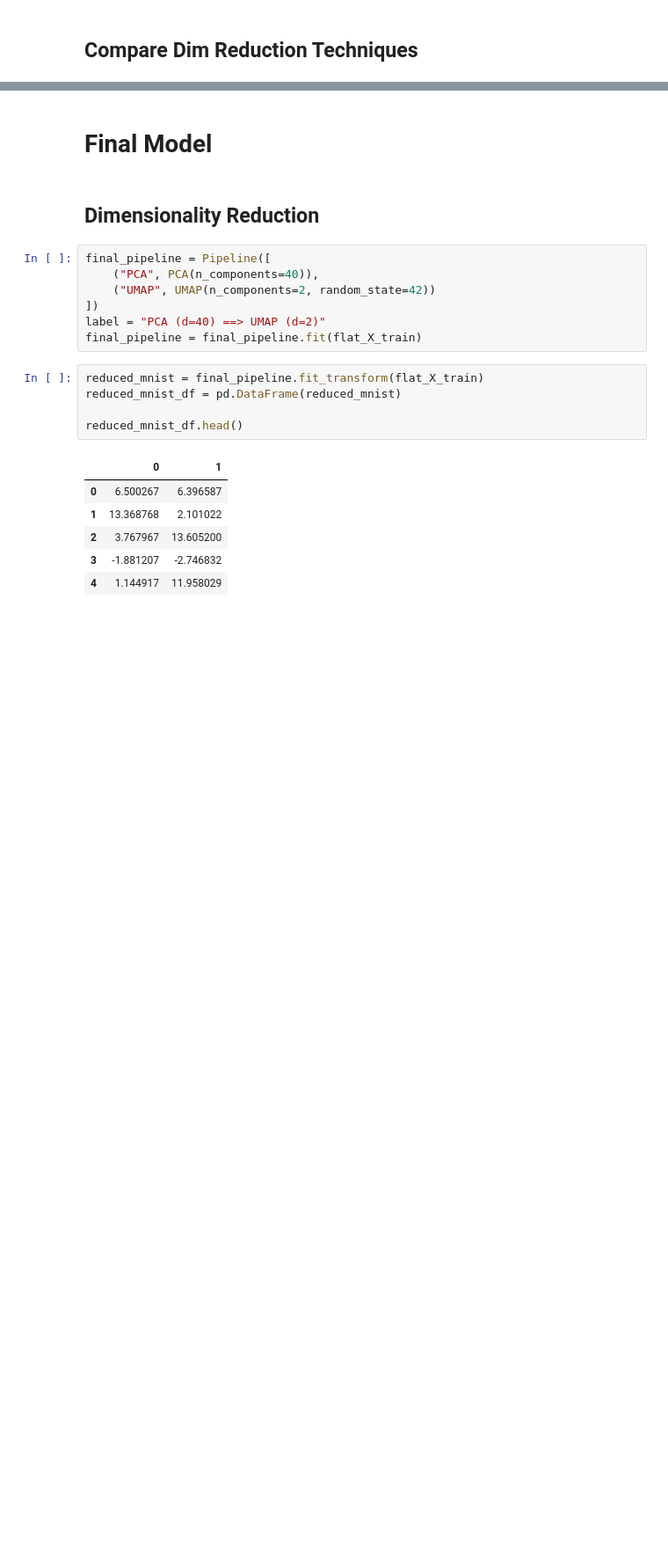
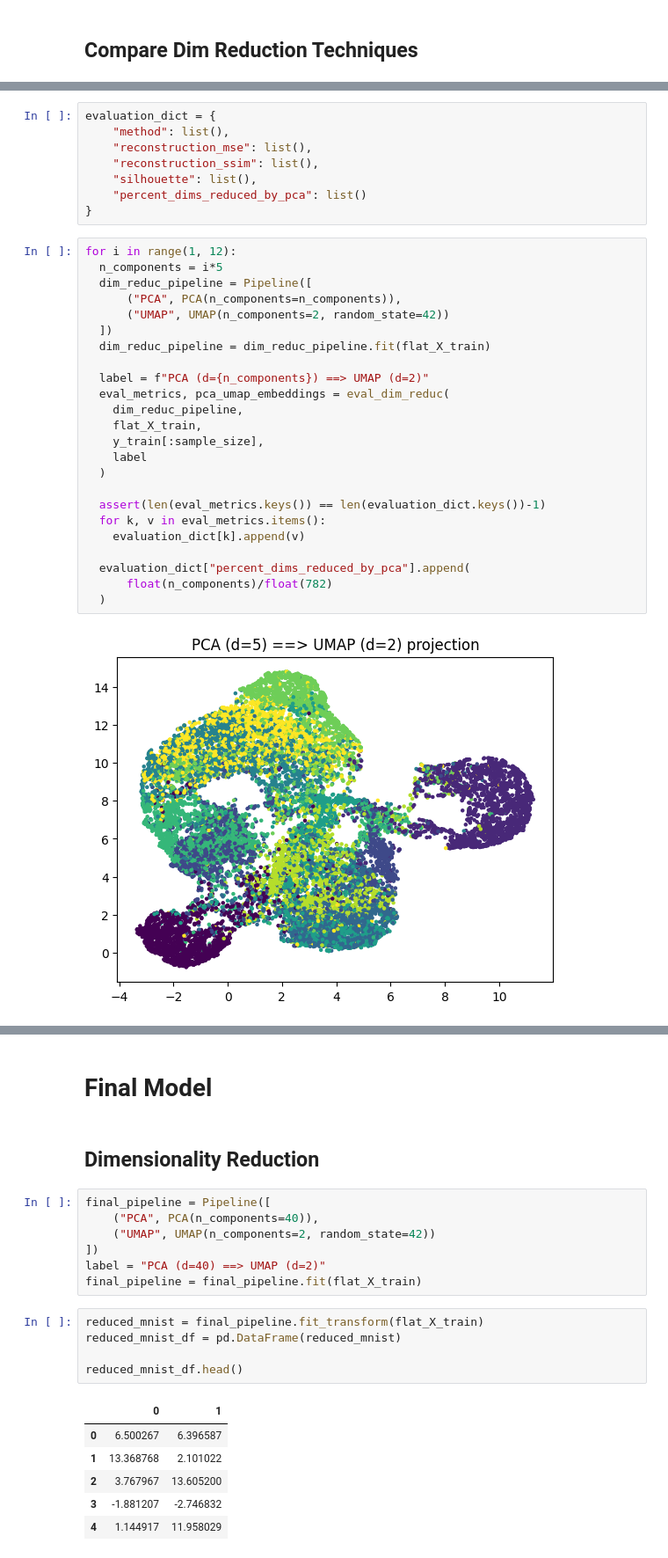
Before and after one commit to StarDylan/FlowMatching, a Jupyter notebook: Comparing_Dimensionality_Reduction_Techniques.ipynb, the cells around one changed output, grey strips where cells are left out. Shown at 88% size. Drawn from its saved outputs; the diff is of its cells as text; blank space fills up the shorter version.

```diff
--- a/Comparing_Dimensionality_Reduction_Techniques.ipynb
+++ b/Comparing_Dimensionality_Reduction_Techniques.ipynb
@@ -290,0 +271,34 @@ plt.show()
+# %%
+evaluation_dict = {
+    "method": list(),
+    "reconstruction_mse": list(),
+    "reconstruction_ssim": list(),
+    "silhouette": list(),
+    "percent_dims_reduced_by_pca": list()
+}
+# %%
+for i in range(1, 12):
+  n_components = i*5
+  dim_reduc_pipeline = Pipeline([
+      ("PCA", PCA(n_components=n_components)),
+      ("UMAP", UMAP(n_components=2, random_state=42))
+  ])
+  dim_reduc_pipeline = dim_reduc_pipeline.fit(flat_X_train)
+
+  label = f"PCA (d={n_components}) ==> UMAP (d=2)"
+  eval_metrics, pca_umap_embeddings = eval_dim_reduc(
+    dim_reduc_pipeline,
+    flat_X_train,
+    y_train[:sample_size],
+    label
+  )
+
+  assert(len(eval_metrics.keys()) == len(evaluation_dict.keys())-1)
+  for k, v in eval_metrics.items():
+    evaluation_dict[k].append(v)
+
+  evaluation_dict["percent_dims_reduced_by_pca"].append(
+      float(n_components)/float(782)
+  )
+# %% [output]
+[figure, added]
```
Also changed, not shown: parts of 29 cells of this notebook.
